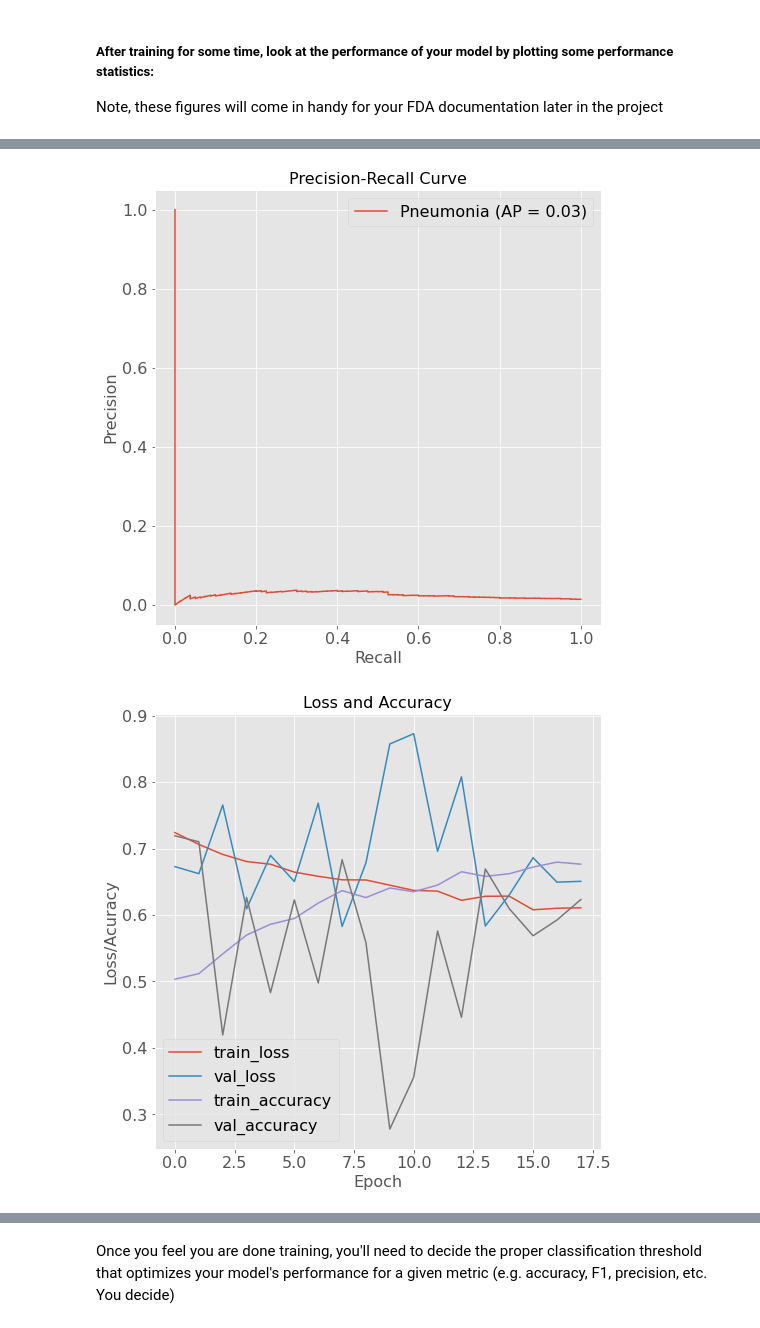
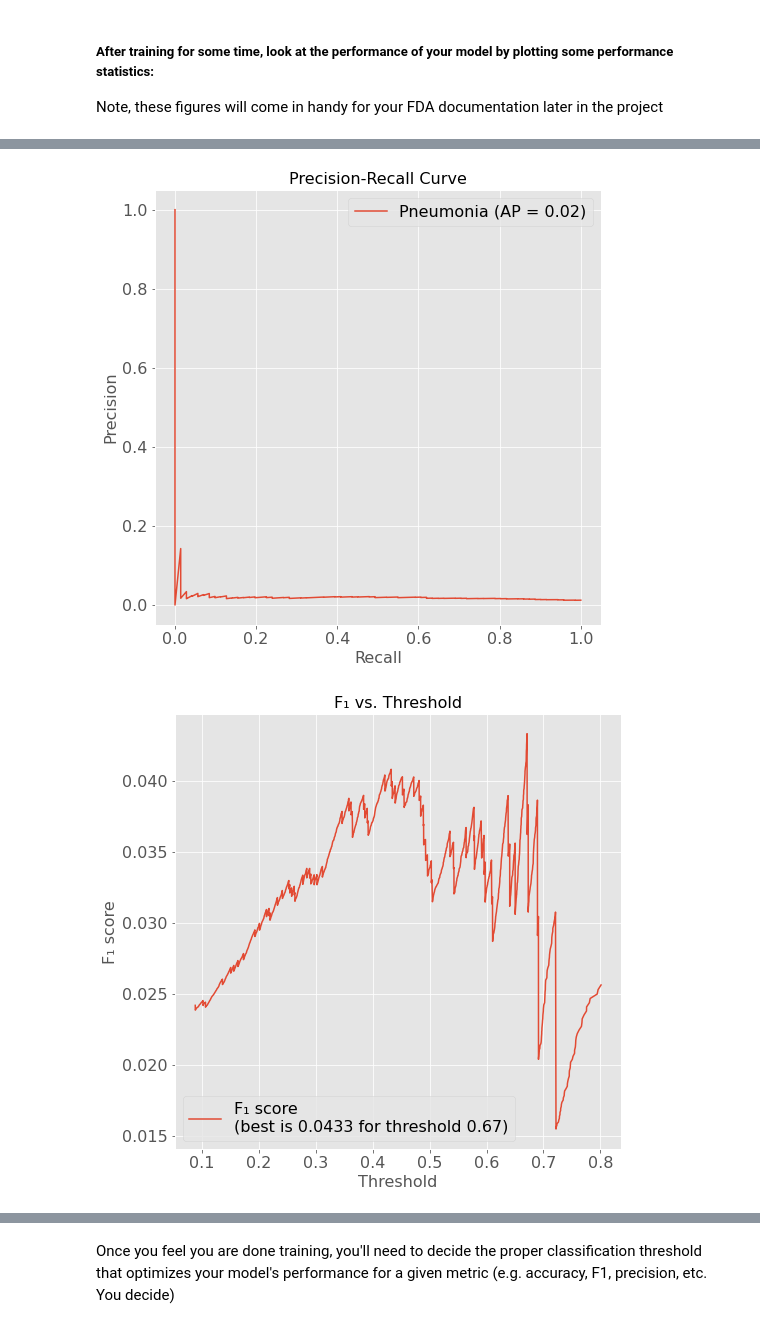
Before and after one commit to pdagger/AI_Healthcare_Projects, a Jupyter notebook: Pneumonia_Detection_Chest_X-Rays/Build and train model.ipynb, the cells around one changed output, grey strips where cells are left out. Drawn from its saved outputs; the diff is of its cells as text; code cells hidden in the pictures.

Commit message:
Corrected pneumonia cases for validation + F1 plot

```diff
--- a/Pneumonia_Detection_Chest_X-Rays/Build and train model.ipynb
+++ b/Pneumonia_Detection_Chest_X-Rays/Build and train model.ipynb
@@ -98,12 +100,17 @@ def create_splits(df):
     # take population younger than 100 years old
     df = df[df["Patient Age"] < 100]
     # train test split according to Pneumonia column
-    train_data, val_data = skl.train_test_split(df, test_size=0.2, stratify=df.Pneumonia)
+    train_data, val_data = skl.train_test_split(df, test_size=0.3, stratify=df.Pneumonia)
     # balance train_data to be 50/50 pneumonia and non-pneumonia
-    p_filt = (df.Pneumonia == 1)
-    np_filt = (df.Pneumonia == 0)
+    p_filt = (train_data.Pneumonia == 1)
+    np_filt = (train_data.Pneumonia == 0)
     pneumonia_cases = len(train_data[p_filt])
     train_data = train_data[p_filt].append(train_data[np_filt].sample(pneumonia_cases))
+    # balance validation data to be 80/20 pneumonia and non-pneumonia
+    p_filt = (val_data.Pneumonia == 1)
+    np_filt = (val_data.Pneumonia == 0)
+    pneumonia_cases = len(val_data[p_filt])
+    val_data = val_data[p_filt].append(val_data[np_filt].sample(pneumonia_cases * 4))
 
     return train_data, val_data
 # %%
@@ -451,10 +457,29 @@ def plot_history(history):
 def f1_score(precision, recall):
 
     return 2 * (precision * recall) / (precision + recall)
+
+def plot_f1(precision, recall, thresholds):
+
+    f1 = f1_score(precision, recall)
+    arg_f1_max = np.argmax(f1[np.isfinite(f1)])
+    best_f1 = f1[arg_f1_max]
+    best_thresh = thresholds[arg_f1_max]
+    plt.figure(figsize=(8,8))
+    plt.style.use("ggplot")
+    plt.plot(thresholds, f1[:-1],
+             label="F₁ score\n(best is {:.4f} for threshold {:.2f})".format(best_f1, best_thresh))
+    plt.tick_params(axis='both', labelsize=16)
+    plt.xlabel("Threshold", size=16)
+    plt.ylabel("F₁ score", size=16)
+    plt.legend(loc='lower left', fontsize=16)
+    plt.title("F₁ vs. Threshold", size=16)
+
+    return best_f1, best_thresh
 # %%
 ## plot figures
 
 fpr, tpr, thresholds = plot_auc(valY, pred_Y)
 precision, recall, thresholds = plot_pr(valY, pred_Y)
+f1_best, thresh_best = plot_f1(precision, recall, thresholds)
 plot_history(history)
 # %% [output]
@@ -462,2 +487,2 @@ plot_history(history)
-[figure, old version]
+[figure, new version]
-[figure, old version]
+[figure, new version]
```
Also changed, not shown: parts of 10 cells of this notebook.
